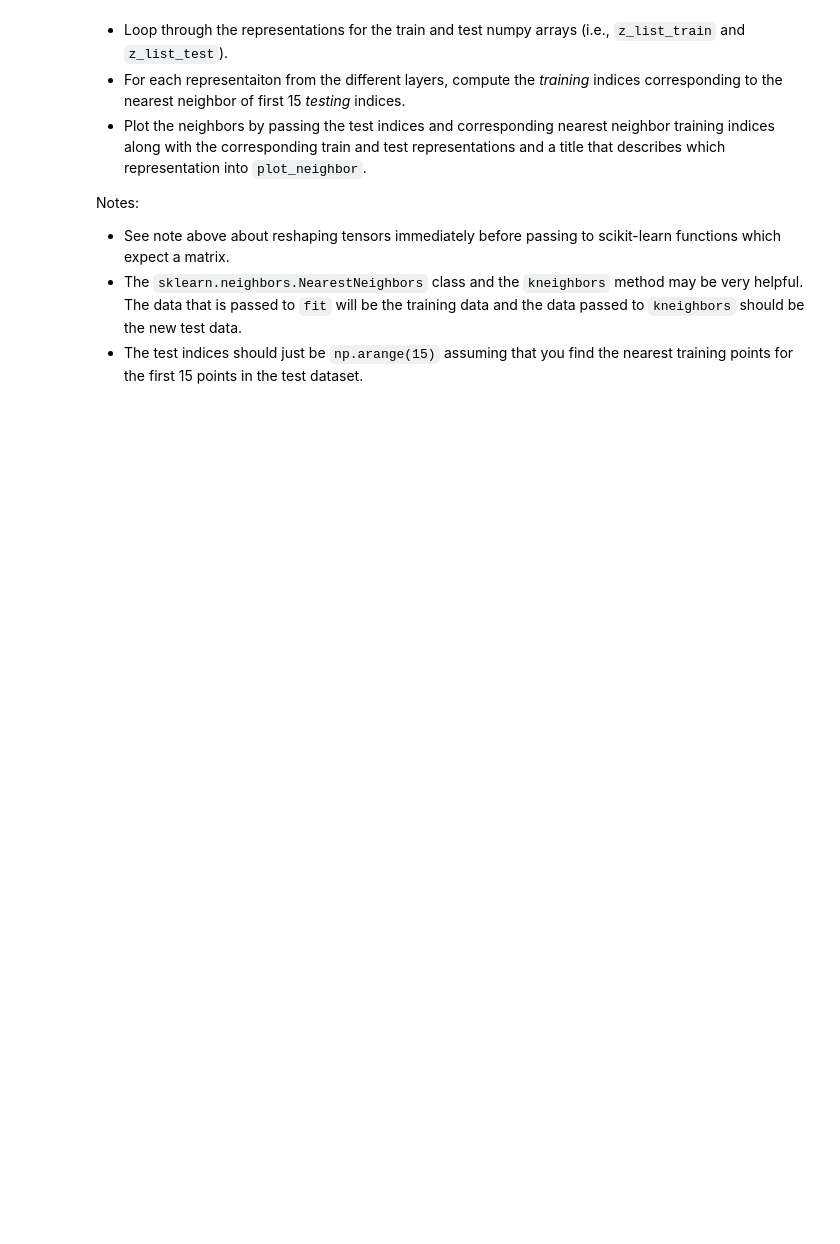
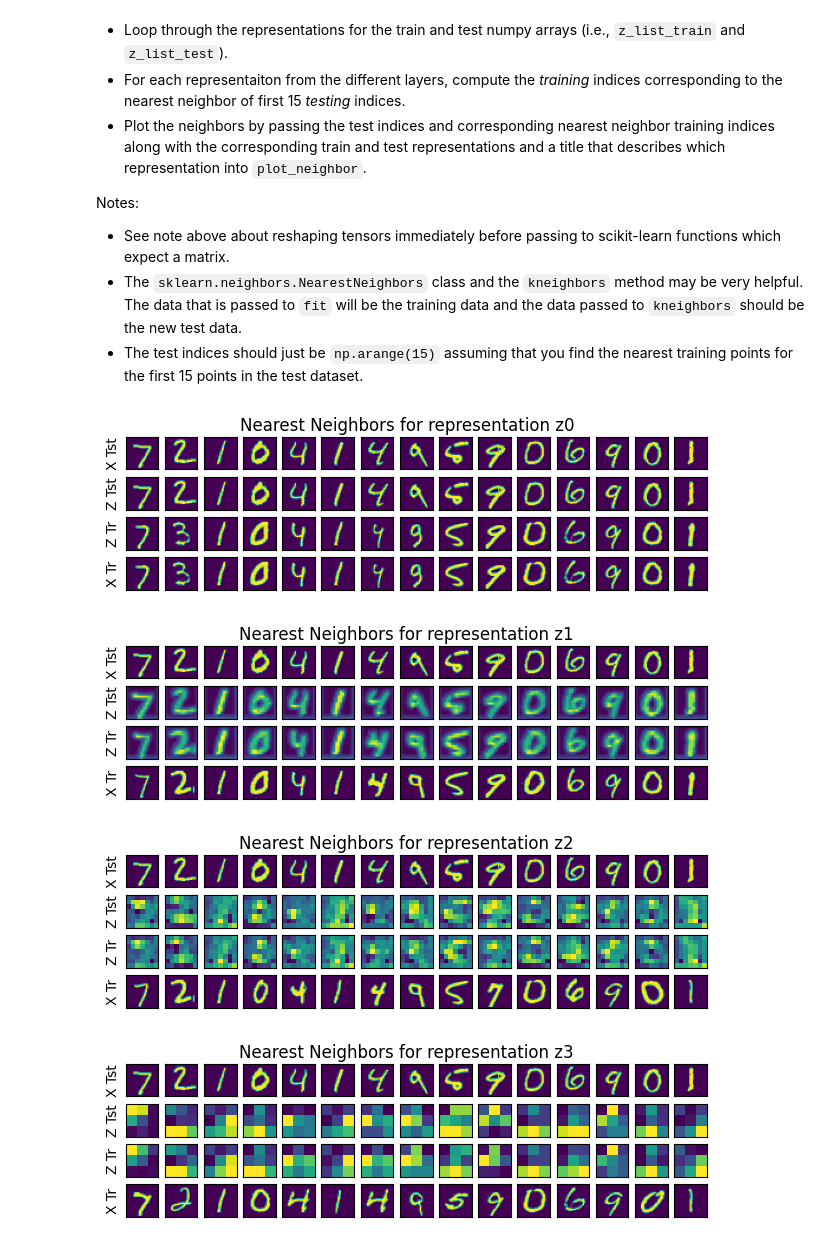
Before and after one commit to g-hurst/ECE570-AI, a Jupyter notebook: Assignment_05/Assignment_05_Exercise.ipynb, the cells around one changed output. Cells and saved outputs as stored; diff of their text form; code cells hidden in the pictures; blank space fills up the shorter version.

```diff
--- a/Assignment_05/Assignment_05_Exercise.ipynb
+++ b/Assignment_05/Assignment_05_Exercise.ipynb
@@ -341,22 +442,48 @@ Notes:
 # %%
 def plot_neigbhor(test_ind, nearest_train_ind, z_test, z_train, title):
   '''
   Plots the original test image, the test image representation,
     the nearest train image representation, the nearest original train image.
   '''
   assert len(test_ind) == len(nearest_train_ind), 'Test and train indices should be the same length'
   n_test = len(test_ind)
   fig, axes_mat = plt.subplots(4, n_test, figsize=np.array([n_test, 4])/2)
   for test_i, nearest_train_i, axes in zip(test_ind, nearest_train_ind, axes_mat.T):
     plot_representation(x_test[test_i], axes[0])
     plot_representation(z_test[test_i], axes[1])
     plot_representation(z_train[nearest_train_i], axes[2])
     plot_representation(x_train[nearest_train_i], axes[3])
     if test_i == 0:
       for lab, ax in zip(['X Tst', 'Z Tst', 'Z Tr', 'X Tr'], axes):
         ax.set_ylabel(lab)
   fig.suptitle(title)
 
 # ----------- <Your code> ---------------
+from sklearn.neighbors import NearestNeighbors
+test_indices = np.arange(15)
 
+for i, (z_train, z_test) in enumerate(zip(z_list_train, z_list_test)):
+    B_train, C, H, W = z_train.shape
+    B_test, _, _, _ = z_test.shape
+    z_train_flat = z_train.reshape(B_train, C * H * W)
+    z_test_flat = z_test.reshape(B_test, C * H * W)
+
+    nn = NearestNeighbors(n_neighbors=1)
+    nn.fit(z_train_flat)
+
+    distances, nearest_train_indices = nn.kneighbors(z_test_flat[test_indices])
+    nearest_train_indices = nearest_train_indices.flatten()
+
+    # Plot the neighbors
+    plot_neigbhor(
+        test_indices,
+        nearest_train_indices,
+        z_test, z_train,
+        title=f"Nearest Neighbors for representation z{i}"
+    )
 # ----------- <End your code> ---------------
+# %% [output]
+[figure, added]
+[figure, added]
+[figure, added]
+[figure, added]
```
Also changed, not shown: parts of 7 cells of this notebook, 3 other files.
